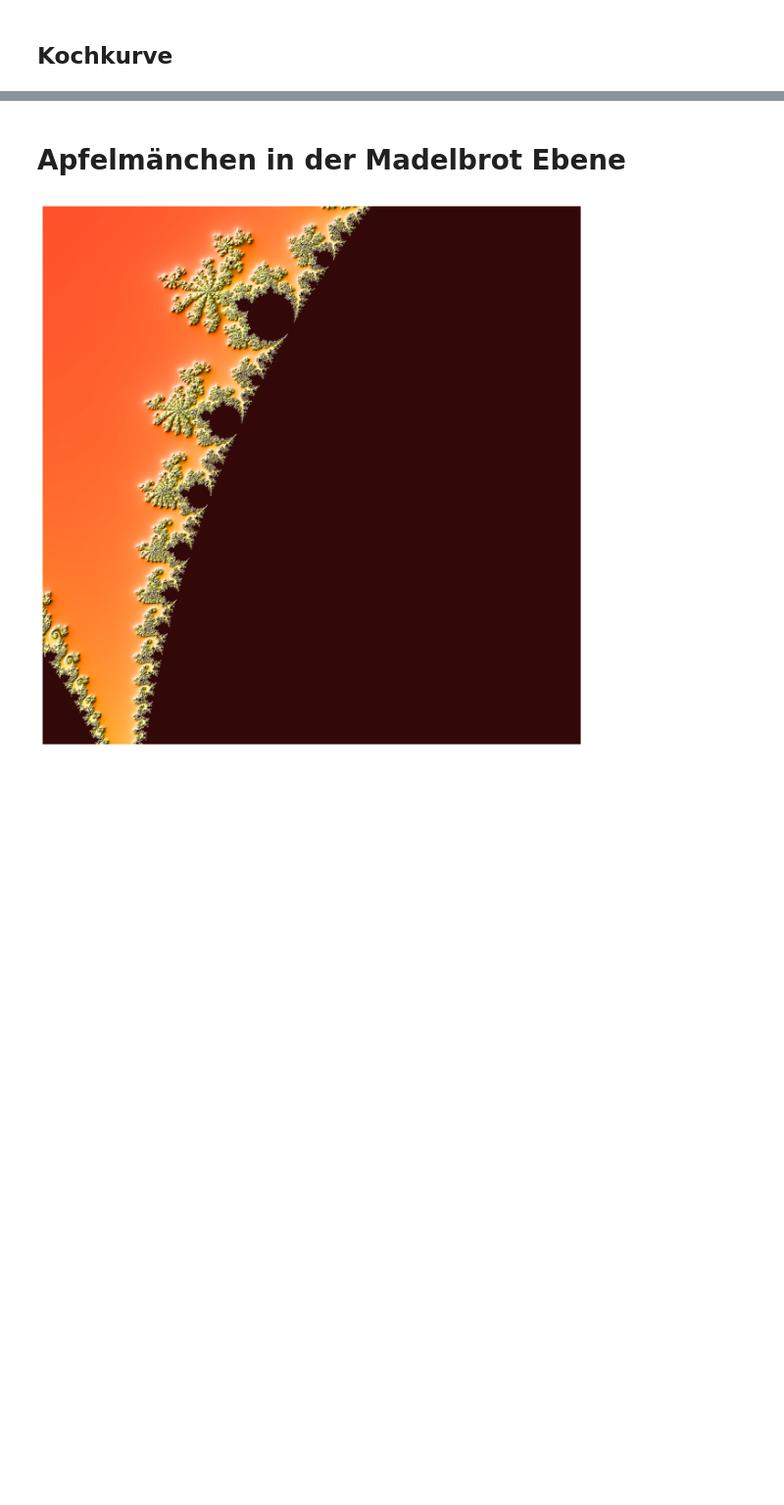
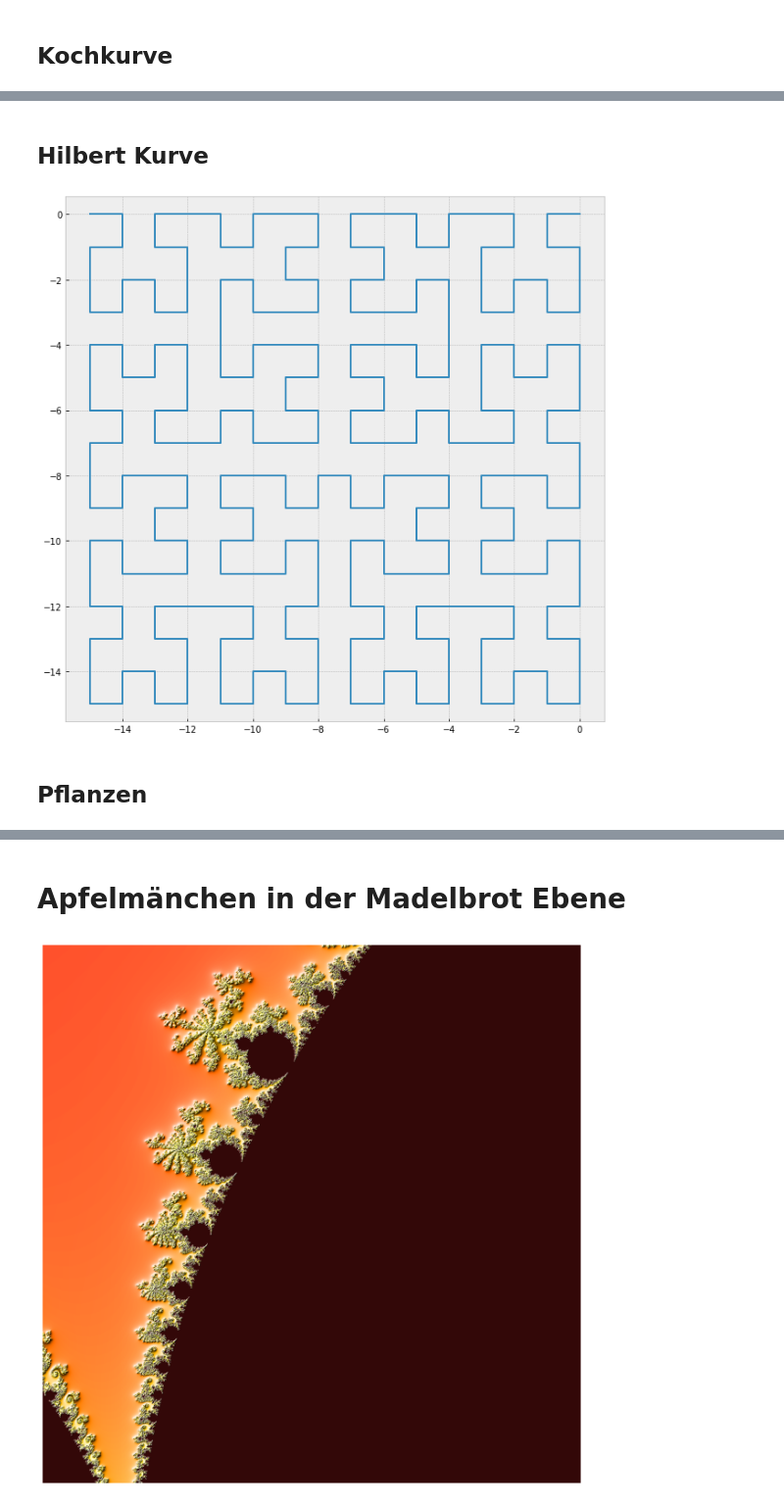
Before and after one commit to mgje/PIUMP, a Jupyter notebook: hs2020/Jupyter_Notebooks_im_Unterricht.ipynb, the cells around one changed output, grey strips where cells are left out. Shown at 98% size. Saved outputs shown, nothing was run; the diff lists cells and outputs as text; code cells hidden in the pictures; blank space fills up the shorter version.

```diff
--- a/hs2020/Jupyter_Notebooks_im_Unterricht.ipynb
+++ b/hs2020/Jupyter_Notebooks_im_Unterricht.ipynb
@@ -345,0 +424,11 @@ print(pi)
+# %% [markdown]
+## Hilbert Kurve
+# %%
+plot_coords(turtle_to_coords(transform_multiple('L', {
+    'L': '-RF+LFL+FR-',
+    'R': '+LF-RFR-FL+'
+}, 4), 90))
+# %% [output]
+[figure, added]
+# %% [markdown]
+## Pflanzen
```
Also changed, not shown: parts of 12 cells of this notebook.
